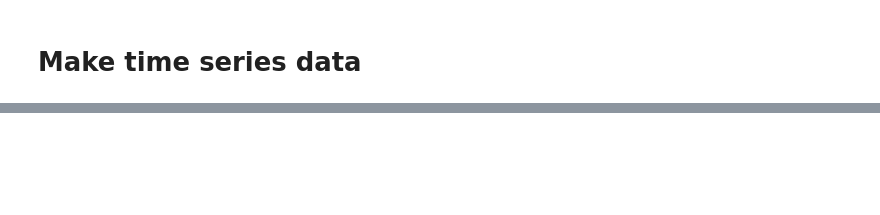
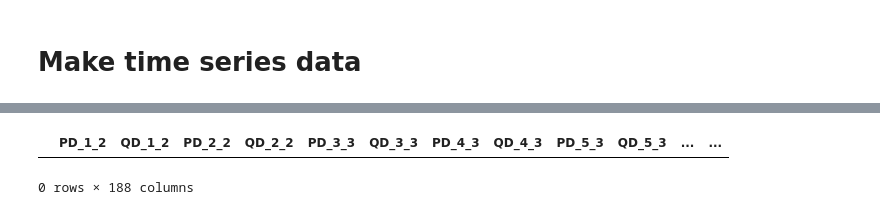
Before and after one commit to EVDIO/opf, a Jupyter notebook: notebooks/create_network.ipynb, the cells around one changed output, grey strips where cells are left out. Drawn from its saved outputs; the diff is of its cells as text; code cells hidden in the pictures; blank space fills up the shorter version.

Commit message:
Create timesteps

```diff
--- a/notebooks/create_network.ipynb
+++ b/notebooks/create_network.ipynb
@@ -199,0 +165,15 @@ ValueError: All arrays must be of the same length
+# %%
+Delta_t = np.ones((TIMESTEPS,1))
+dict_data['Delta_t'] = Delta_t
+# %%
+result = pyreadr.read_r(path=r'C:\Users\Dell\Documents\GitHub\opf\data\raw\Exercise3.RData')
+input_df = result['AllDat']
+U = np.array([input_df['Ta'].to_numpy(),input_df['Gv'].to_numpy(),input_df['Ph1'].to_numpy()])
+# %%
+Ti = input_df['Ta'].to_numpy()[:TIMESTEPS]
+Gv = input_df['Gv'].to_numpy()[:TIMESTEPS]
+Ph = input_df['Ph1'].to_numpy()[:TIMESTEPS]
+# %%
+dict_data['Ti'] = Ti
+dict_data['Gv'] = Gv
+dict_data['Ph'] = Ph
@@ -199,0 +208,5 @@ ValueError: All arrays must be of the same length
+# %%
+df_timesteps = pd.DataFrame(dict_data)
+# %% [output]
+|  | PD_1_2 | QD_1_2 | PD_2_2 | QD_2_2 | PD_3_3 | QD_3_3 | PD_4_3 | QD_4_3 | PD_5_3 | QD_5_3 | ... | ... |
+0 rows × 188 columns
```
Also changed, not shown: parts of 15 cells of this notebook, 4 other files.
